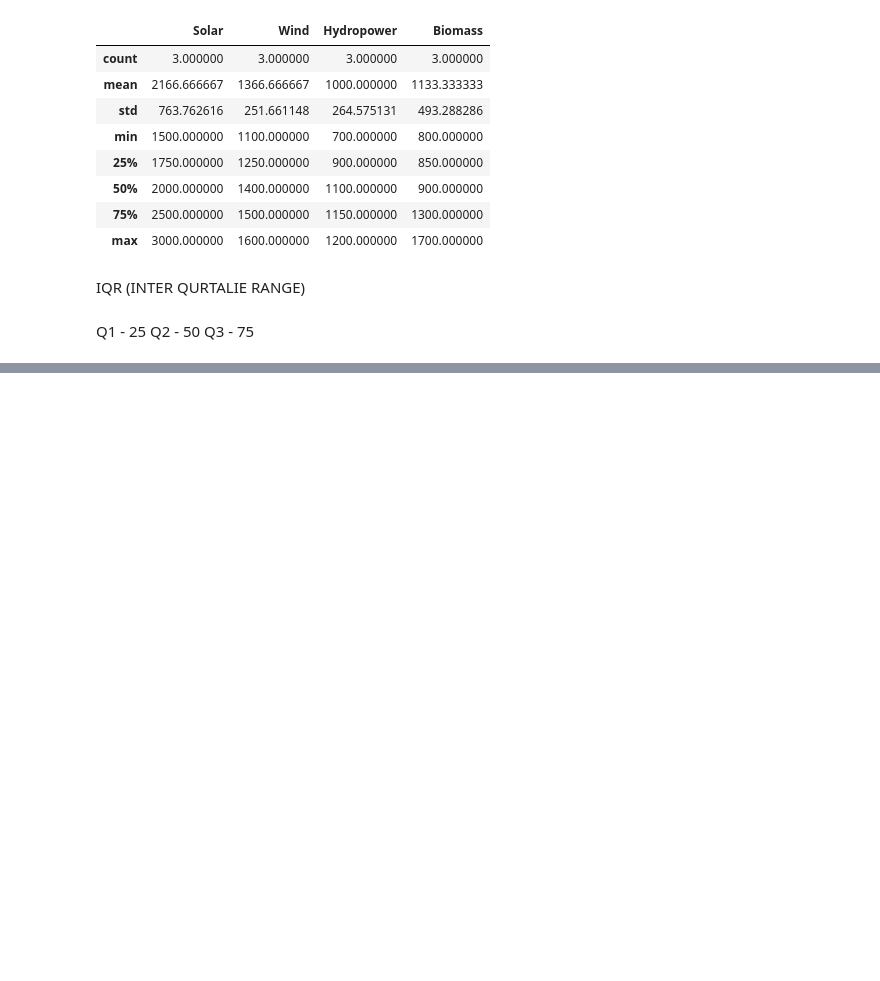
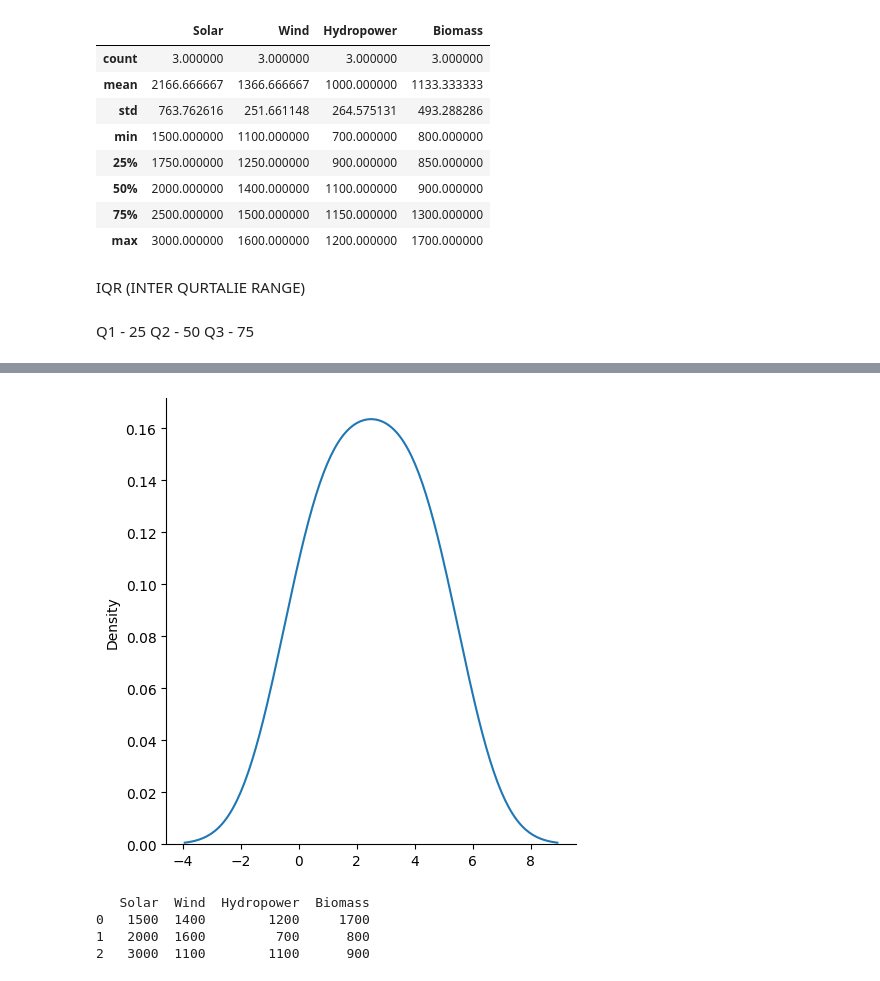
Before and after one commit to tanmay023/GREEN-SKILL-AND-AI, a Jupyter notebook: day4_shell_india.ipynb, the cells around one changed output, grey strips where cells are left out. Saved outputs shown, nothing was run; the diff lists cells and outputs as text; code cells hidden in the pictures; blank space fills up the shorter version.

```diff
--- a/day4_shell_india.ipynb
+++ b/day4_shell_india.ipynb
@@ -121,0 +128,21 @@ Q3 - 75
+# %%
+sns.displot([0, 1, 2, 3, 4, 5], kind="kde")
+
+plt.show()
+# %% [output]
+[figure, added]
+# %%
+data = {
+    "Solar" :[1500,2000,3000],
+    "Wind":[1400,1600,1100],
+    "Hydropower":[1200,700,1100],
+    "Biomass":[1700,800,900]
+}
+
+df = pd.DataFrame(data)
+print(df)
+# %% [output]
+   Solar  Wind  Hydropower  Biomass
+0   1500  1400        1200     1700
+1   2000  1600         700      800
+2   3000  1100        1100      900
```
Also changed, not shown: parts of 9 cells of this notebook.
